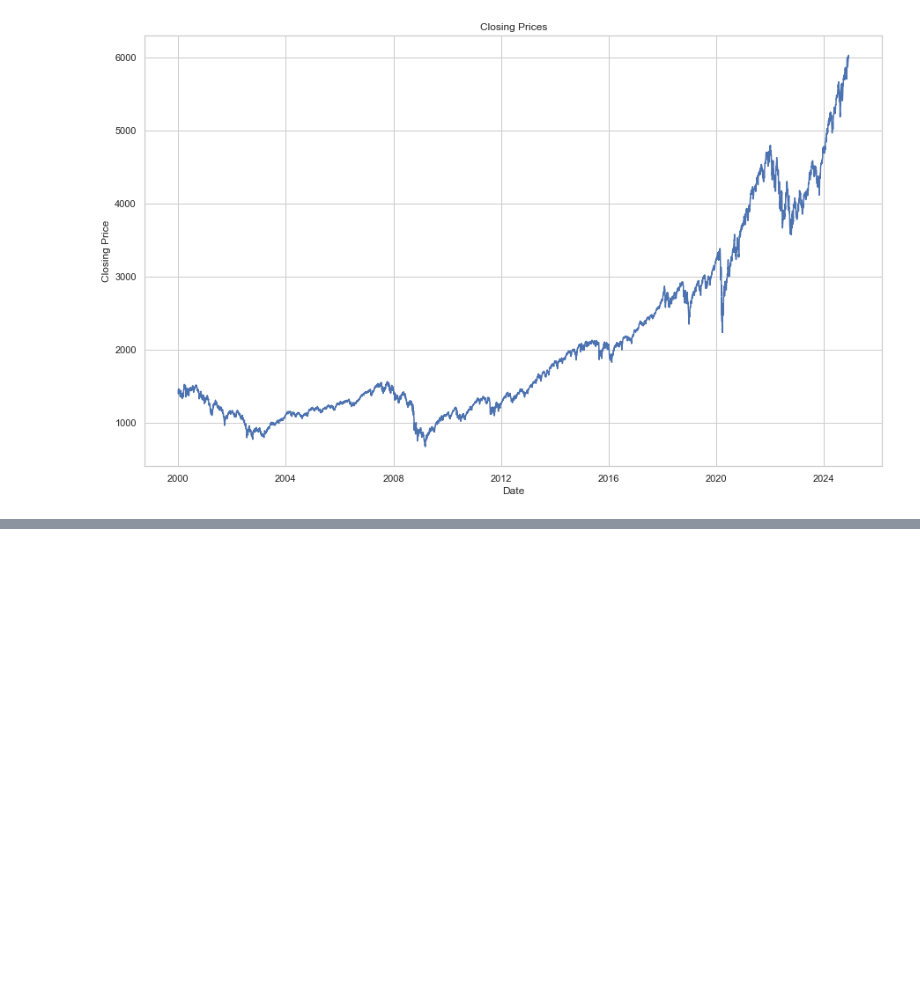
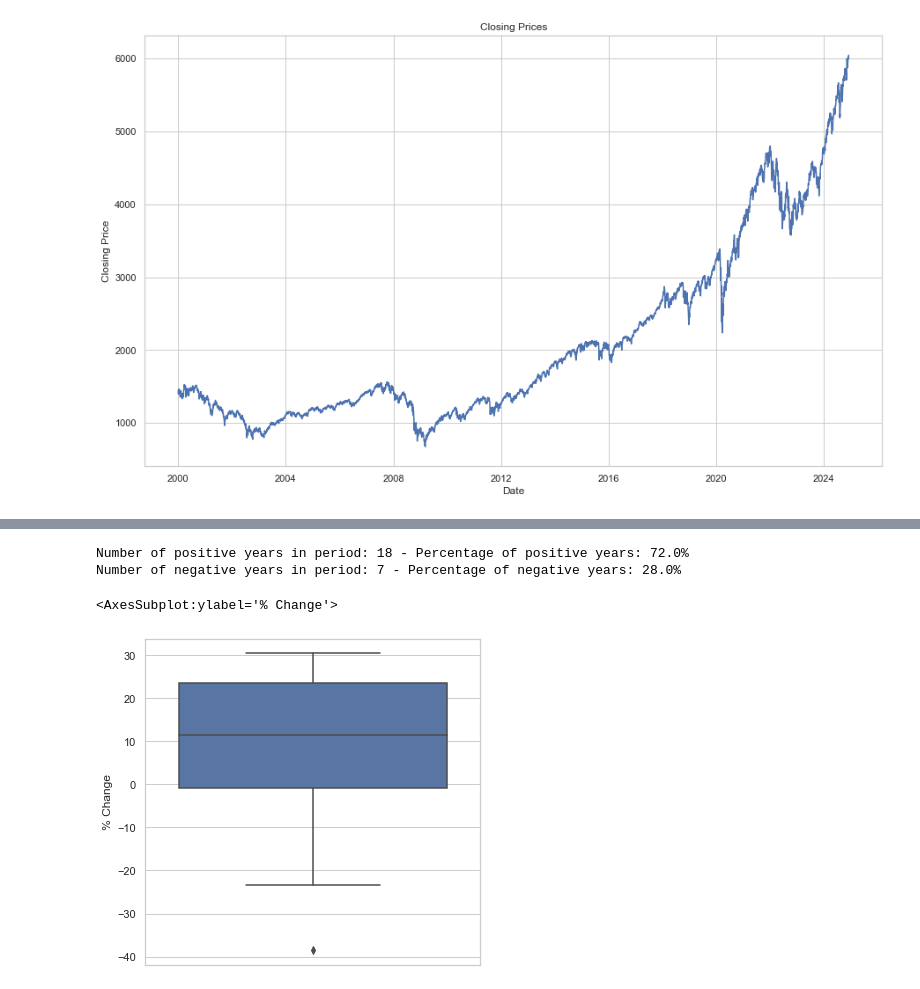
Before and after one commit to alejotoro-o/SPX-analysis, a Jupyter notebook: spx_analysis.ipynb, the cells around one changed output, grey strips where cells are left out. Cells and saved outputs as stored; diff of their text form; code cells hidden in the pictures; blank space fills up the shorter version.

```diff
--- a/spx_analysis.ipynb
+++ b/spx_analysis.ipynb
@@ -110,0 +206,18 @@ plt.show()
+# %%
+positive_years = yearly_df[(yearly_df['% Change'] >= 0)].shape[0]
+negative_years = yearly_df[(yearly_df['% Change'] < 0)].shape[0]
+
+pos_percent = round(positive_years/(positive_years + negative_years)*100, 2)
+neg_percent = round(negative_years/(positive_years + negative_years)*100, 2)
+
+print(f"Number of positive years in period: {positive_years} - Percentage of positive years: {pos_percent}%")
+print(f"Number of negative years in period: {negative_years} - Percentage of negative years: {neg_percent}%")
+# %% [output]
+Number of positive years in period: 18 - Percentage of positive years: 72.0%
+Number of negative years in period: 7 - Percentage of negative years: 28.0%
+# %%
+plt.figure(figsize=(6,6))
+sns.boxplot(data=yearly_df, y="% Change")
+# %% [output]
+<AxesSubplot:ylabel='% Change'>
+[figure, added]
```
Also changed, not shown: parts of 22 cells of this notebook.
